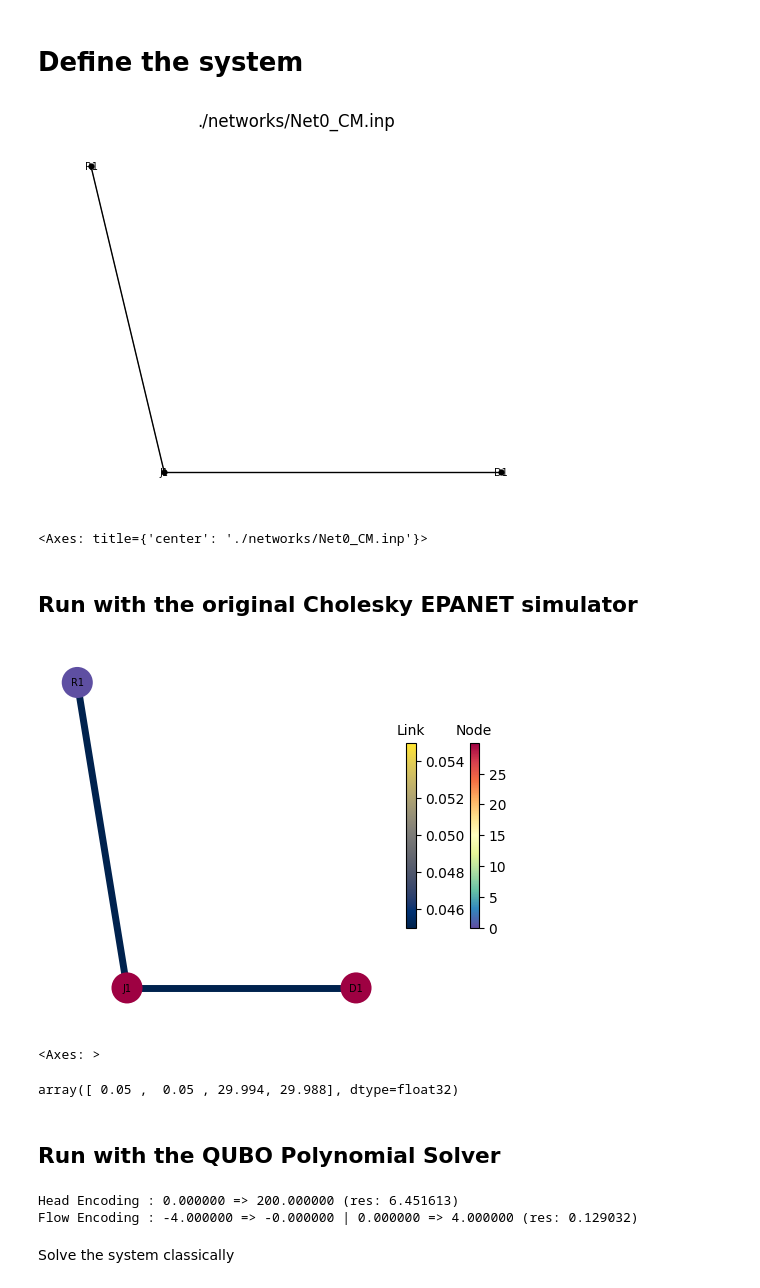
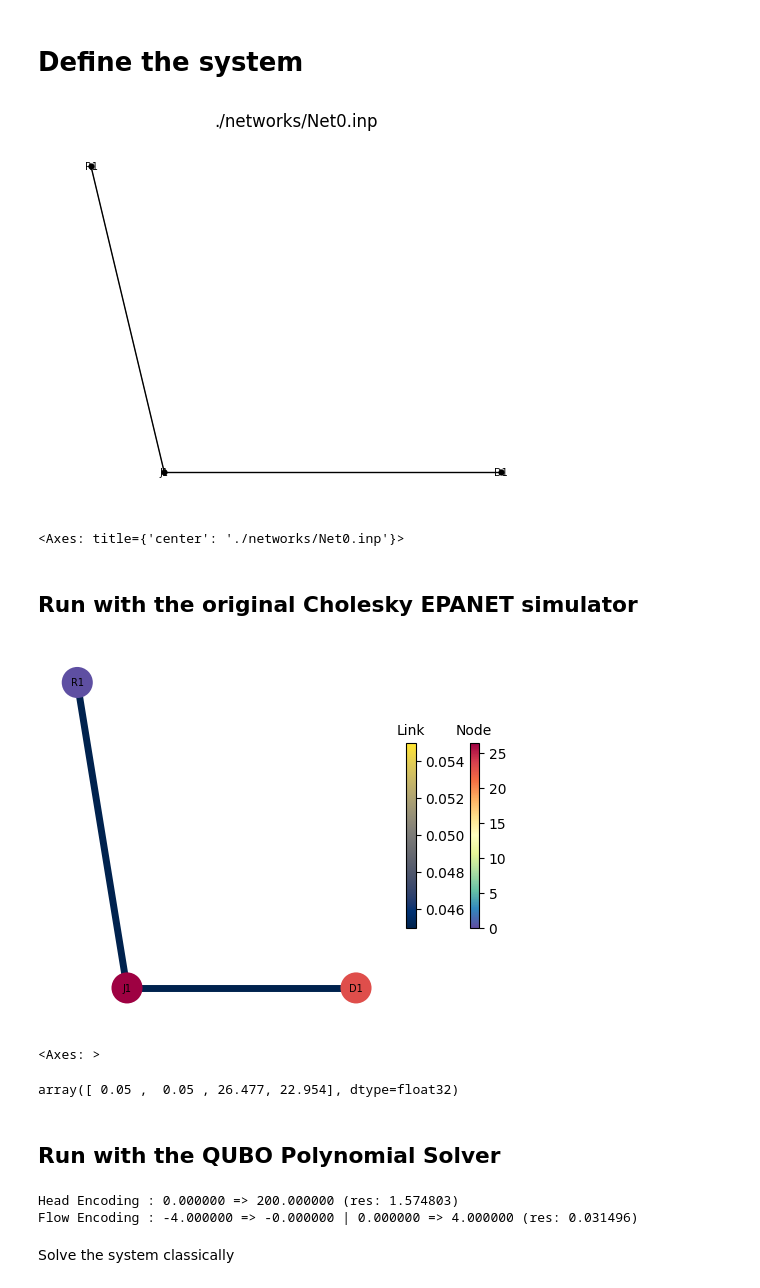
Before and after one commit to QuantumApplicationLab/wntr-quantum, a Jupyter notebook: docs/notebooks/qubo_poly_solver_Net0.ipynb, the cells around one changed output. Saved outputs shown, nothing was run; the diff lists cells and outputs as text; code cells hidden in the pictures.

```diff
--- a/docs/notebooks/qubo_poly_solver_Net0.ipynb
+++ b/docs/notebooks/qubo_poly_solver_Net0.ipynb
@@ -3,18 +3,19 @@
 # %%
 import wntr
 import wntr_quantum
 import numpy as np
 import matplotlib.pyplot as plt
 # Create a water network model
 inp_file = './networks/Net0_CM.inp'
+inp_file = './networks/Net0.inp'
 # inp_file = './networks/Net2LoopsDW.inp'
 wn = wntr.network.WaterNetworkModel(inp_file)
 
 # Graph the network
 wntr.graphics.plot_network(wn, title=wn.name, node_labels=True)
 # %% [output]
-[figure, old version]
+[figure, new version]
-<Axes: title={'center': './networks/Net0_CM.inp'}>
+<Axes: title={'center': './networks/Net0.inp'}>
 # %% [markdown]
 ## Run with the original Cholesky EPANET simulator
 # %%
@@ -30,7 +31,7 @@ wntr.graphics.plot_network(wn, link_attribute=flow_at_5hr,
                            node_labels=True,
                            link_cmap=plt.cm.cividis)
 # %% [output]
-[figure, old version]
+[figure, new version]
 <Axes: >
 # %%
 ref_pressure = results.node['pressure'].values[0][:2]
@@ -38,7 +39,7 @@ ref_rate = results.link['flowrate'].values[0]
 ref_values = np.append(ref_rate, ref_pressure)
 ref_values
 # %% [output]
-array([ 0.05 ,  0.05 , 29.994, 29.988], dtype=float32)
+array([ 0.05 ,  0.05 , 26.477, 22.954], dtype=float32)
 # %% [markdown]
 ## Run with the QUBO Polynomial Solver
 # %%
@@ -48,11 +49,11 @@ from wntr_quantum.sim.solvers.qubo_polynomial_solver import QuboPolynomialSolver
 from qubops.solution_vector import SolutionVector_V2 as SolutionVector
 from qubops.encodings import  RangedEfficientEncoding, PositiveQbitEncoding
 
-nqbit = 5
+nqbit = 7
 step = (4./(2**nqbit-1))
 flow_encoding = PositiveQbitEncoding(nqbit=nqbit, step=step, offset=+0, var_base_name="x")
 
-nqbit = 5
+nqbit = 7
 step = (200/(2**nqbit-1))
 head_encoding = PositiveQbitEncoding(nqbit=nqbit, step=step, offset=+0.0, var_base_name="x")
 
@@ -60,8 +61,8 @@ net = QuboPolynomialSolver(wn, flow_encoding=flow_encoding,
               head_encoding=head_encoding)
 net.verify_encoding()
 # %% [output]
-Head Encoding : 0.000000 => 200.000000 (res: 6.451613)
-Flow Encoding : -4.000000 => -0.000000 | 0.000000 => 4.000000 (res: 0.129032)
+Head Encoding : 0.000000 => 200.000000 (res: 1.574803)
+Flow Encoding : -4.000000 => -0.000000 | 0.000000 => 4.000000 (res: 0.031496)
 # %% [markdown]
 Solve the system classically
 # %%
```
Also changed, not shown: parts of 22 cells of this notebook, 6 other files.
